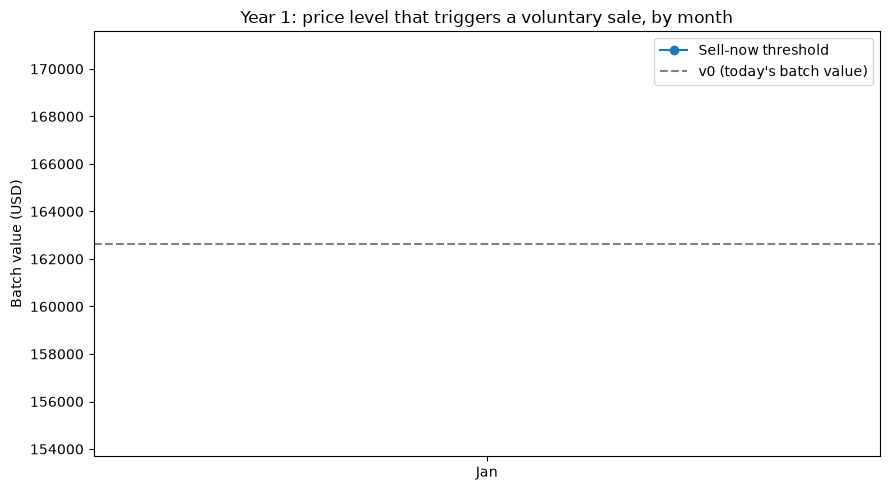
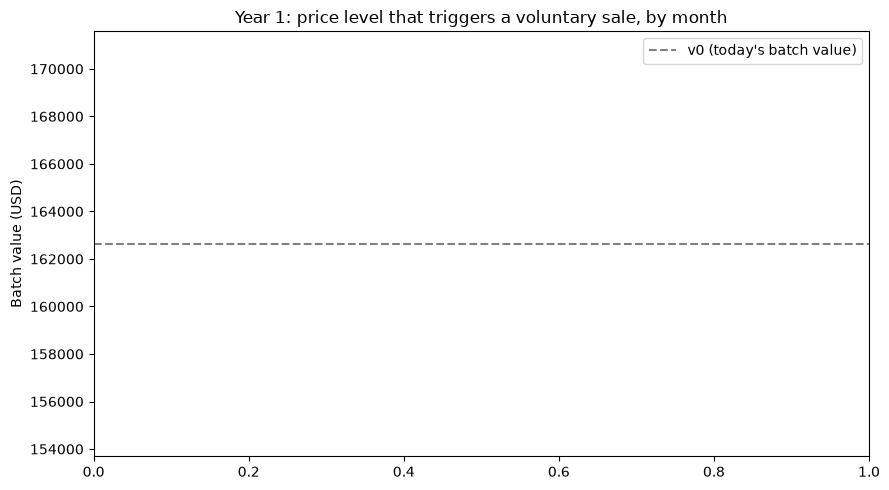
The change to this notebook cell's code, shown as a diff; its figure went from the first image to the second:
--- before
+++ after
@@ -1,9 +1,22 @@
 threshold_by_month = [exercise_thresholds[(t, 1)] for t in range(1, N_MONTHS)]
+finite_months = [
+    m for m, t in zip(YEAR_1_MONTH_LABELS[:-1], threshold_by_month, strict=True) if math.isfinite(t)
+]
+finite_thresholds = [t for t in threshold_by_month if math.isfinite(t)]
+n_never_sell = len(threshold_by_month) - len(finite_thresholds)
 
 fig, ax = plt.subplots(figsize=(9, 5))
-ax.plot(YEAR_1_MONTH_LABELS[:-1], threshold_by_month, marker="o", label="Sell-now threshold")
+if finite_thresholds:
+    ax.plot(finite_months, finite_thresholds, marker="o", label="Sell-now threshold")
 ax.axhline(v0_usd, color="grey", linestyle="--", label="v0 (today's batch value)")
 ax.set_ylabel("Batch value (USD)")
 ax.set_title("Year 1: price level that triggers a voluntary sale, by month")
 ax.legend()
+
+if n_never_sell:
+    print(
+        f"{n_never_sell} of {len(threshold_by_month)} months have an infinite threshold "
+        "(never worth selling early at any price this year, given mu >> r) — "
+        "not plottable as a finite line, so they're simply absent from the chart above."
+    )
 fig.tight_layout()

Commit: fix(sellperp): handle infinite exercise thresholds in the sell-threshold chart